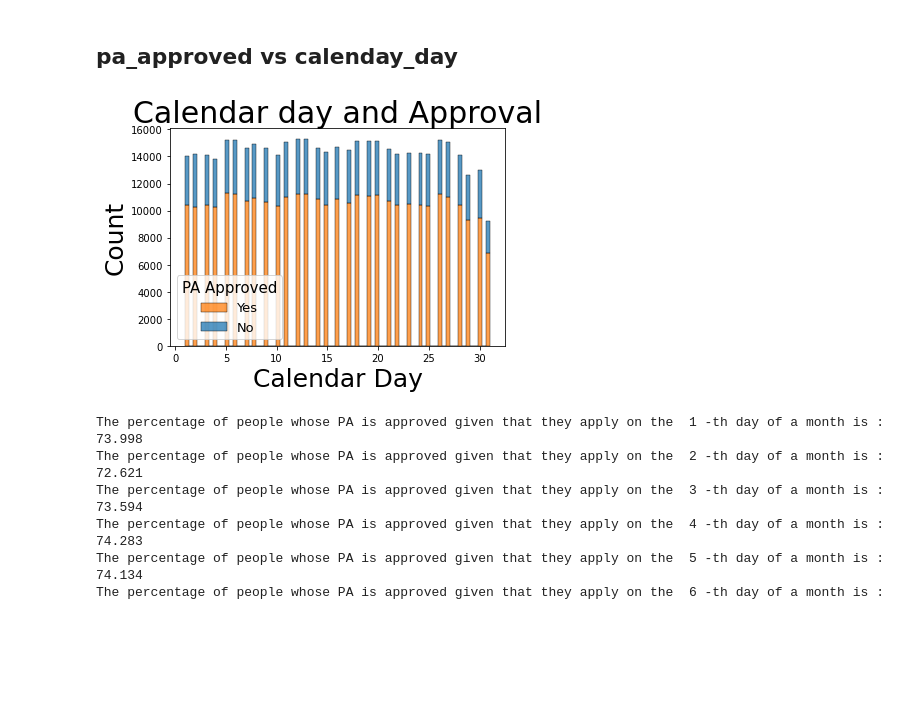
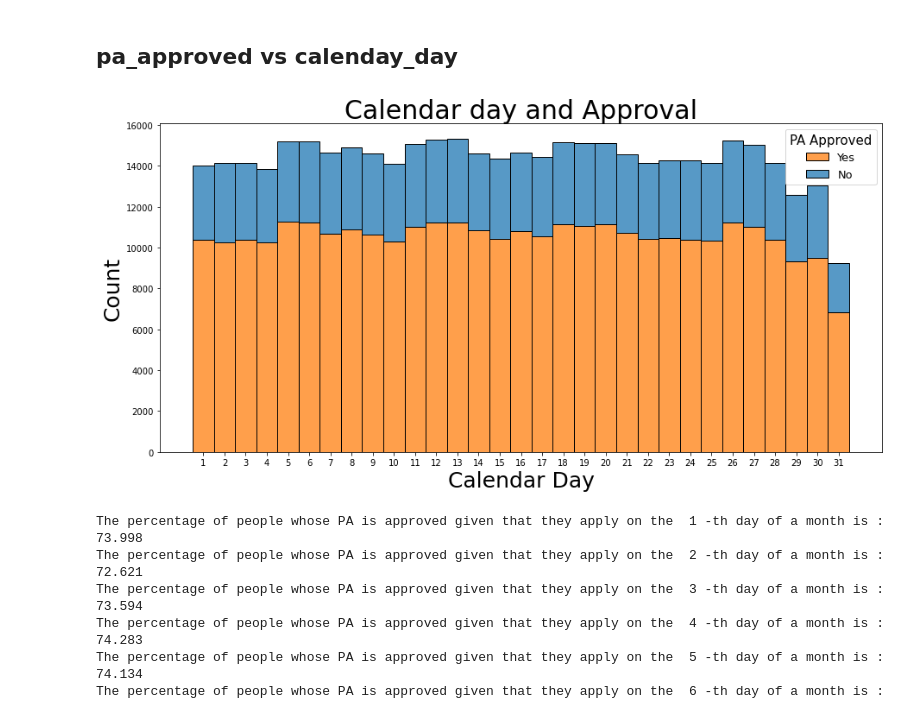
Before and after one commit to sanalsprasad/ErdosProject, a Jupyter notebook: PA approval and date.ipynb, the cells around one changed output. Cells and saved outputs as stored; diff of their text form; code cells hidden in the pictures; blank space fills up the shorter version.

```diff
--- a/PA approval and date.ipynb
+++ b/PA approval and date.ipynb
@@ -143,18 +146,18 @@ The percentage of people whose PA is approved on a non-holiday is:  73.447
 # %% [markdown]
 ## pa_approved vs calenday_day
 # %%
-plt.figure()
-sns.histplot(cmm_pa_train, x='calendar_day', hue = 'pa_approved',multiple = 'stack')
-#plt.xticks(ticks=[0,1,2,3,4,5,6], labels=["Sun","Mon","Tue","Wed","Thu","Fri","Sat"],fontsize=18)
+plt.figure(figsize=(15,7))
+sns.histplot(cmm_pa_train, x='calendar_day', hue = 'pa_approved',multiple = 'stack',discrete=True)
+plt.xticks(ticks=range(1,32),fontsize=10)
 plt.title("Calendar day and Approval",fontsize = 30)
 plt.xlabel("Calendar Day",fontsize=25)
 plt.ylabel("Count",fontsize = 25)
 plt.legend(["Yes", "No"],title="PA Approved",fontsize=13,title_fontsize=15)
 
 
 plt.show()
 # %% [output]
-[figure, old version]
+[figure, new version]
 # %%
 days = cmm_pa_train.calendar_day.unique()
 days= np.sort(days)
```
Also changed, not shown: parts of 11 cells of this notebook.
